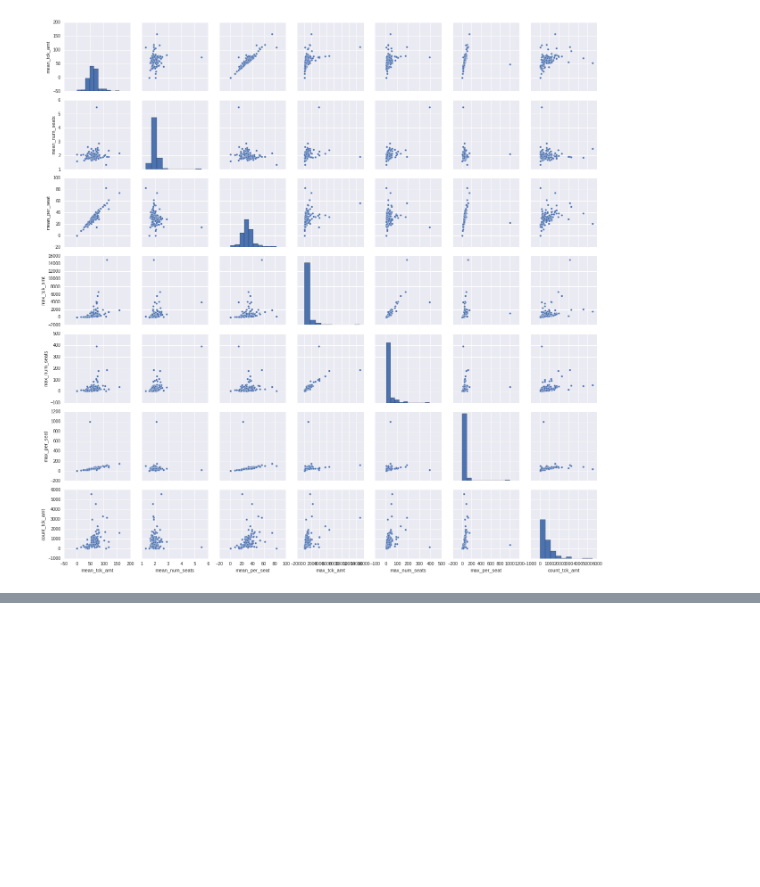
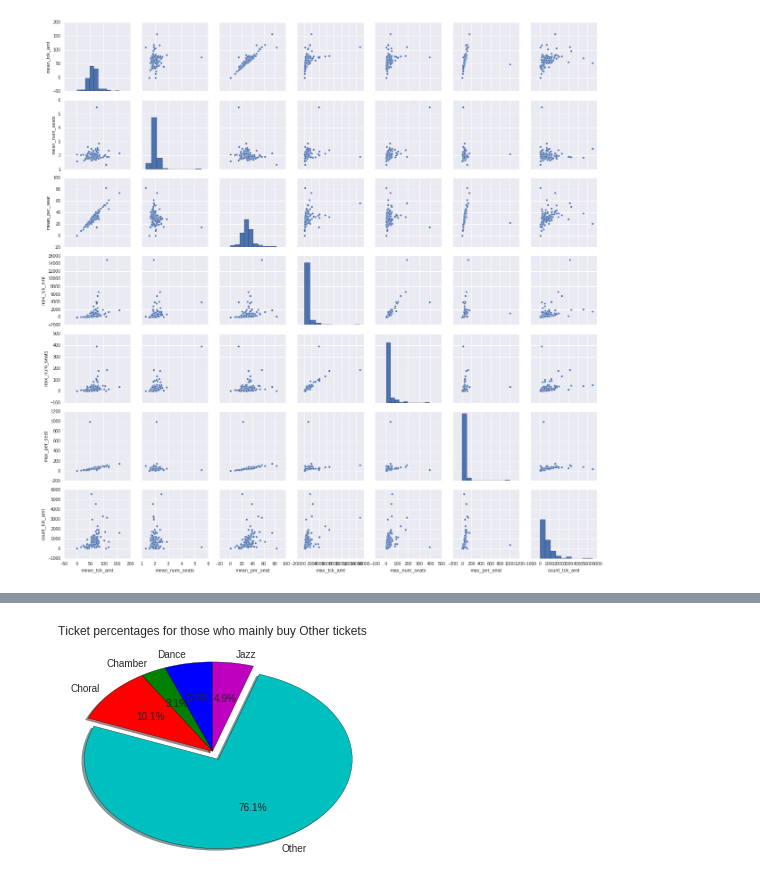
Before and after one commit to MichiganDataScienceTeam/ums-team-stroud, a Jupyter notebook: plots_deluxxx.ipynb, the cells around one changed output, grey strips where cells are left out. Cells and saved outputs as stored; diff of their text form; code cells hidden in the pictures; blank space fills up the shorter version.

Commit message:
added preference plots

```diff
--- a/plots_deluxxx.ipynb
+++ b/plots_deluxxx.ipynb
@@ -95,0 +135,8 @@ sb.pairplot(df_perf)
+# %%
+big_acct_dict = {}
+x = 0
+for acct in set(df['UMS_acct_no'].values):
+    x += 1
+    if x%100 == 0:
+        print x
+    big_acct_dict[acct] = acctBuys(df, acct)
@@ -95,0 +161,8 @@ sb.pairplot(df_perf)
+# %%
+cross_dict = {}
+x = 0
+for key in big_acct_dict:
+    x+=1
+    if x%100 == 0:
+        print x
+    cross_dict = join_cross(cross_dict, crossSpending(big_acct_dict[key]))
@@ -95,0 +207,16 @@ sb.pairplot(df_perf)
+# %%
+total = Counter({})
+for key in cross_dict:
+    total += cross_dict[key]
+# %%
+def pie_from_counter(ct, name):
+    labels = ct.keys()
+    sizes = ct.values()
+    explode = tuple((int(key==name)*0.1 for key in labels))
+    plt.pie(sizes, explode=explode, labels=labels,
+        autopct='%1.1f%%', shadow=True, startangle=90)
+    plt.title('Ticket percentages for those who mainly buy '+name+' tickets')
+# %%
+pie_from_counter(cross_dict['Other'], 'Other')
+# %% [output]
+[figure, added]
```
Also changed, not shown: parts of 9 cells of this notebook.
